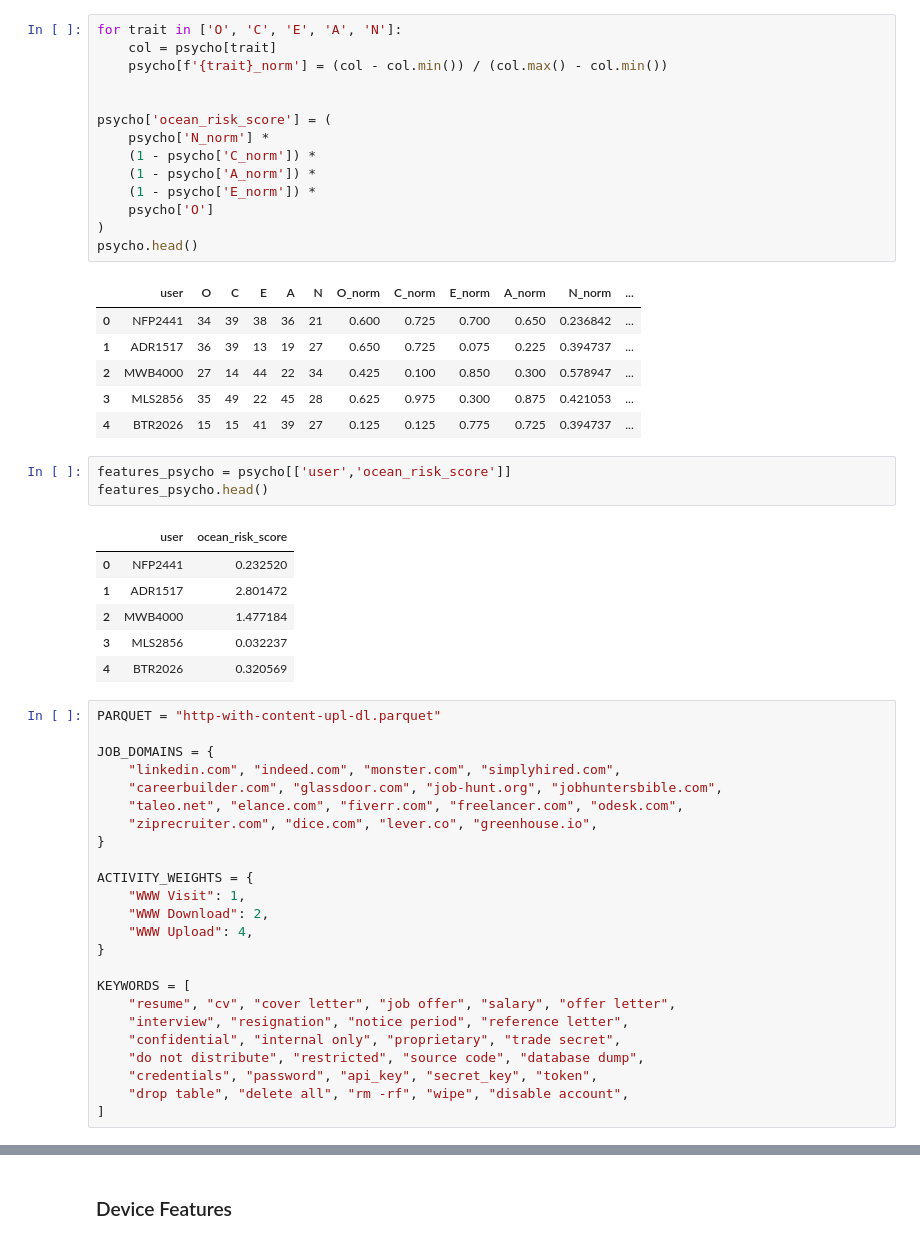
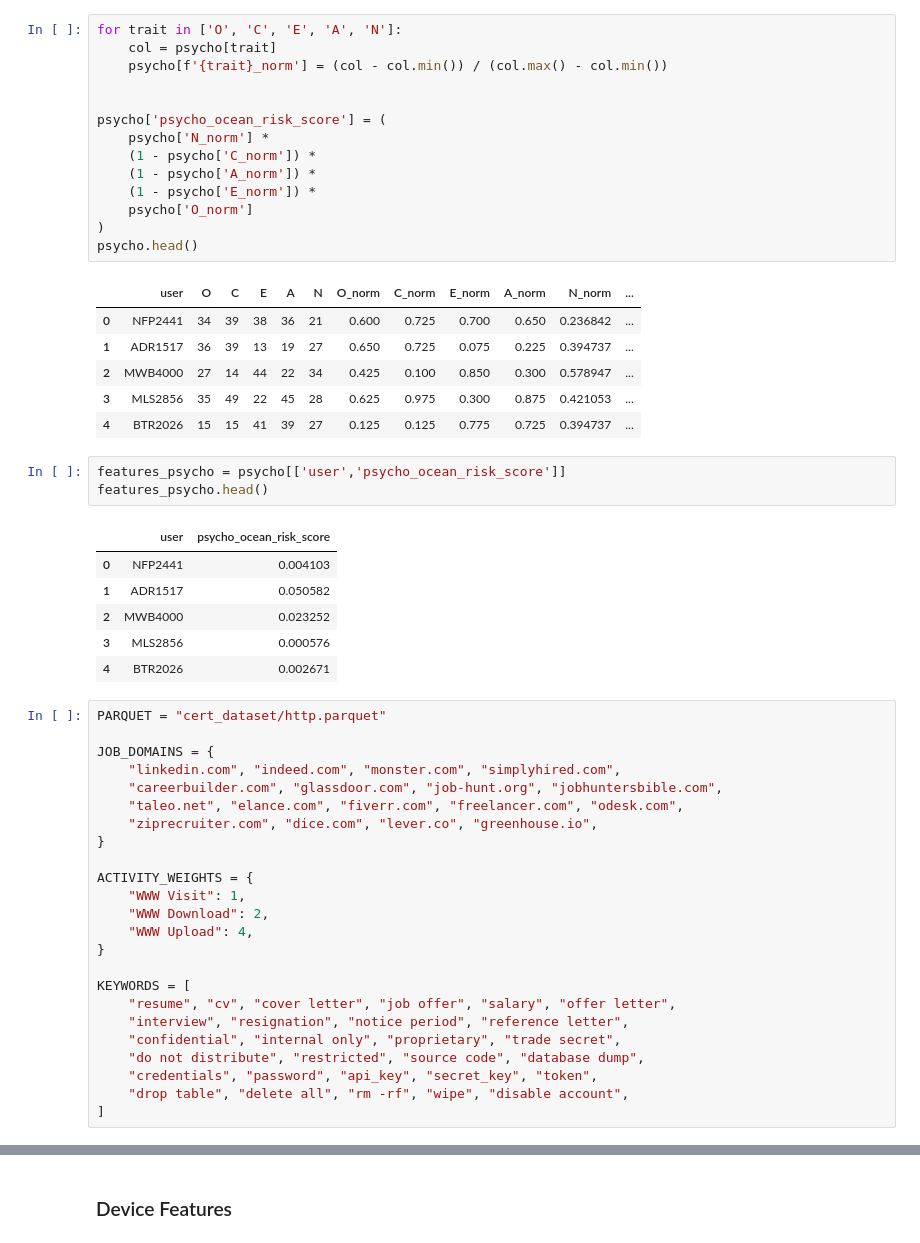
Before and after one commit to SamiKarboubi/CERT-Insider-Threat-Detection, a Jupyter notebook: features_extraction.ipynb, the cells around one changed output, grey strips where cells are left out. Cells and saved outputs as stored; diff of their text form.

```diff
--- a/features_extraction.ipynb
+++ b/features_extraction.ipynb
@@ -687,12 +898,12 @@ for trait in ['O', 'C', 'E', 'A', 'N']:
     psycho[f'{trait}_norm'] = (col - col.min()) / (col.max() - col.min())
 
 
-psycho['ocean_risk_score'] = (
+psycho['psycho_ocean_risk_score'] = (
     psycho['N_norm'] *
     (1 - psycho['C_norm']) *
     (1 - psycho['A_norm']) *
     (1 - psycho['E_norm']) *
-    psycho['O']
+    psycho['O_norm']
 )
 psycho.head()
 # %% [output]
@@ -703,17 +914,17 @@ psycho.head()
 | 3 | MLS2856 | 35 | 49 | 22 | 45 | 28 | 0.625 | 0.975 | 0.300 | 0.875 | 0.421053 | ... |
 | 4 | BTR2026 | 15 | 15 | 41 | 39 | 27 | 0.125 | 0.125 | 0.775 | 0.725 | 0.394737 | ... |
 # %%
-features_psycho = psycho[['user','ocean_risk_score']]
+features_psycho = psycho[['user','psycho_ocean_risk_score']]
 features_psycho.head()
 # %% [output]
-|  | user | ocean_risk_score |
-| 0 | NFP2441 | 0.232520 |
-| 1 | ADR1517 | 2.801472 |
-| 2 | MWB4000 | 1.477184 |
-| 3 | MLS2856 | 0.032237 |
-| 4 | BTR2026 | 0.320569 |
+|  | user | psycho_ocean_risk_score |
+| 0 | NFP2441 | 0.004103 |
+| 1 | ADR1517 | 0.050582 |
+| 2 | MWB4000 | 0.023252 |
+| 3 | MLS2856 | 0.000576 |
+| 4 | BTR2026 | 0.002671 |
 # %%
-PARQUET = "http-with-content-upl-dl.parquet"
+PARQUET = "cert_dataset/http.parquet"
 
 JOB_DOMAINS = {
     "linkedin.com", "indeed.com", "monster.com", "simplyhired.com",
```
Also changed, not shown: parts of 41 cells of this notebook.
